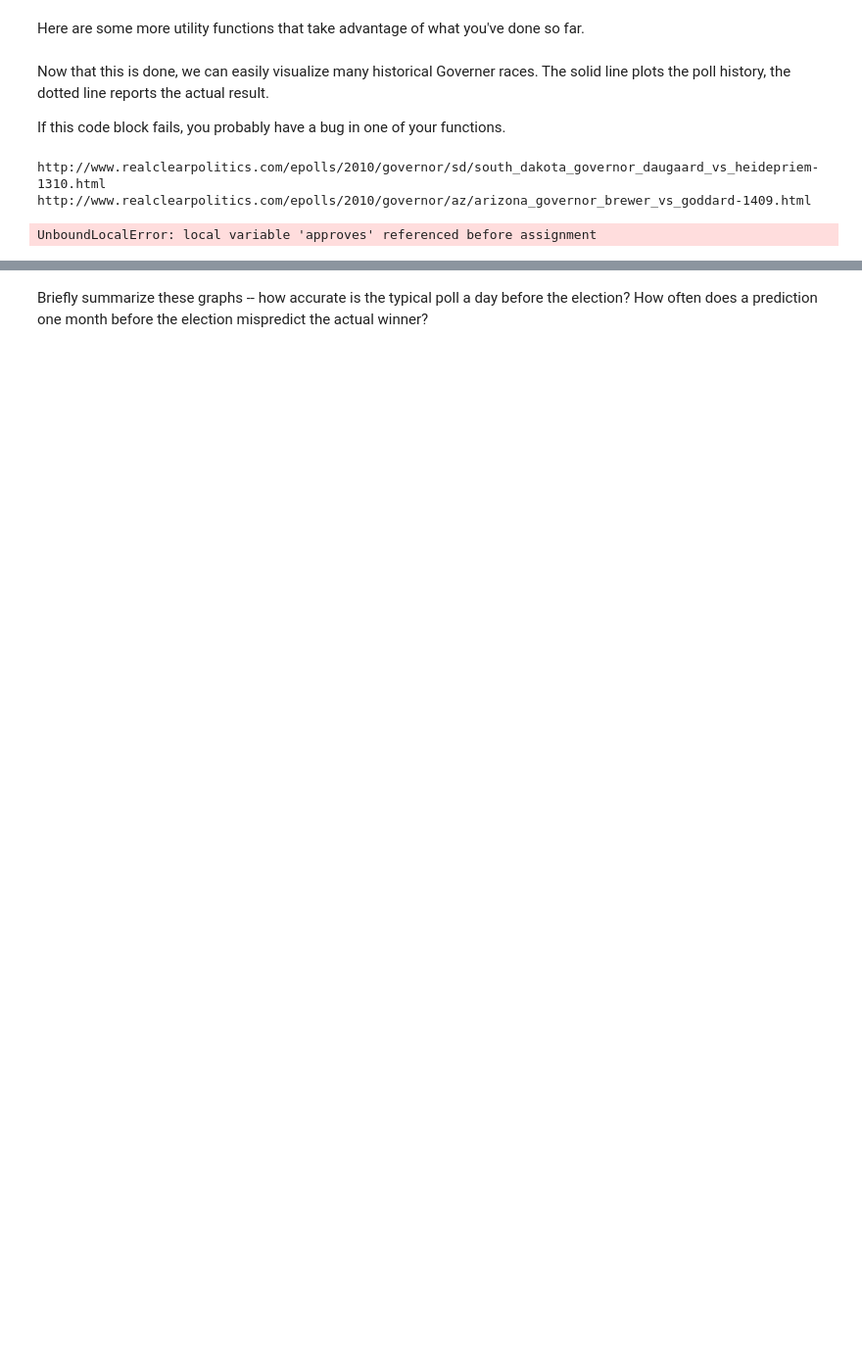
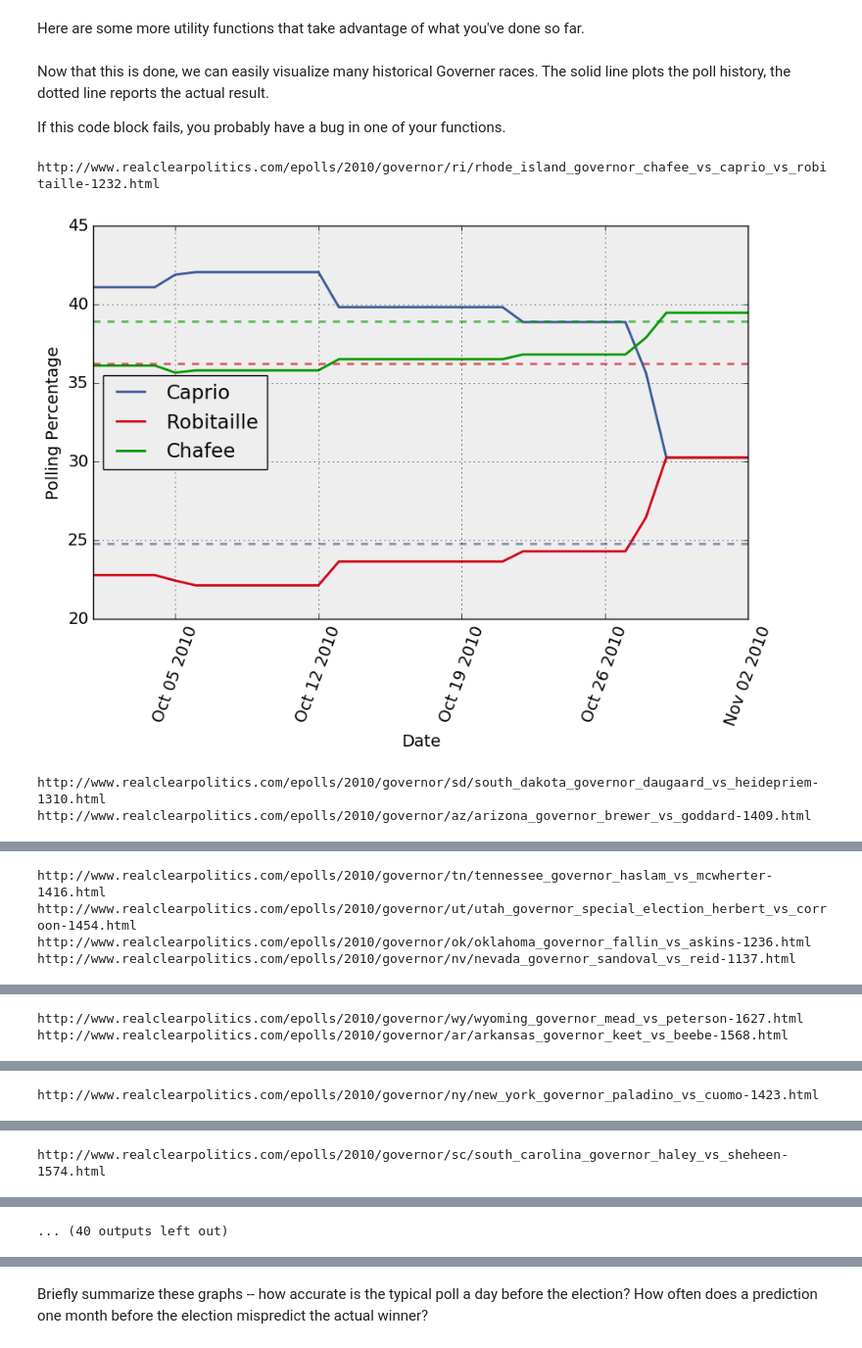
Before and after one commit to epequeno/cs109, a Jupyter notebook: HW1.ipynb, the cells around one changed output, grey strips where cells are left out. Shown at 98% size. Saved outputs shown, nothing was run; the diff lists cells and outputs as text; code cells hidden in the pictures; blank space fills up the shorter version.

```diff
--- a/HW1.ipynb
+++ b/HW1.ipynb
@@ -466,13 +471,26 @@ You can do this by selection `view->developer->view source` in Chrome, or `Tools
 def race_result(url):
     res = requests.get(url)
     doc = web.BeautifulSoup.BeautifulSoup(res.content)
-    candidates = [str(x.contents[0].split()[0]) for x in doc.findAll('th')[3:5]]
-    final_results = [float(x.contents[0]) for x in doc.find('tr', {'class': 'final'}).findAll('td')[3:5]]
-    normalized_results = [(i/sum(final_results))*100 for i in final_results]
+    candidates = [str(x.contents[0]).split()[0] for x in doc.findAll('th') if len(x.attrs) == 0 and u'Sample' not in x.contents]
 
-    return {candidates[0]: normalized_results[0],
-            candidates[1]: normalized_results[1]}
+    if candidates.count(candidates[0]) != 1:
+        # in some cases the names from the findAll are repeated, only take half the results
+        candidates = candidates[:len(candidates)/2]
+
+    final_results = [x.contents[0] for x in doc.find('tr', {'class': 'final'}).findAll('td')]
+    converted_results = list()
+    for r in final_results:
+        try:
+            converted_results.append(float(r))
+        except:
+            pass
+    normalized_results = [(i/sum(converted_results))*100 for i in converted_results]
+
+    return dict(zip(candidates, normalized_results))
 # %%
 url = 'http://www.realclearpolitics.com/epolls/2010/governor/ca/california_governor_whitman_vs_brown-1113.html'
-race_result(url)
+for url in find_governor_races(data.content):
+    print url.split('/')[-1]
+    print(race_result(url))
+    print
 # %% [output]
@@ -513,13 +547,12 @@ If this code block fails, you probably have a bug in one of your functions.
 # %%
 page = requests.get('http://www.realclearpolitics.com/epolls/2010/governor/2010_elections_governor_map.html').text.encode('ascii', 'ignore')
 
 for race in find_governor_races(page):
-    if race.count('vs') > 1:
-        continue
     print race
     plot_race(race)
     plt.show()
 # %% [output]
-http://www.realclearpolitics.com/epolls/2010/governor/sd/south_dakota_governor_daugaard_vs_heidepriem-1310.html
-http://www.realclearpolitics.com/epolls/2010/governor/az/arizona_governor_brewer_vs_goddard-1409.html
+http://www.realclearpolitics.com/epolls/2010/governor/ri/rhode_island_governor_chafee_vs_caprio_vs_robitaille-1232.html
+[figure, added]
-UnboundLocalError: local variable 'approves' referenced before assignment
+http://www.realclearpolitics.com/epolls/2010/governor/sd/south_dakota_governor_daugaard_vs_heidepriem-1310.html
+http://www.realclearpolitics.com/epolls/2010/governor/az/arizona_governor_brewer_vs_goddard-1409.html
@@ -525,0 +560,4 @@ UnboundLocalError: local variable 'approves' referenced before assignment
+http://www.realclearpolitics.com/epolls/2010/governor/tn/tennessee_governor_haslam_vs_mcwherter-1416.html
+http://www.realclearpolitics.com/epolls/2010/governor/ut/utah_governor_special_election_herbert_vs_corroon-1454.html
+http://www.realclearpolitics.com/epolls/2010/governor/ok/oklahoma_governor_fallin_vs_askins-1236.html
+http://www.realclearpolitics.com/epolls/2010/governor/nv/nevada_governor_sandoval_vs_reid-1137.html
@@ -525,0 +565,2 @@ UnboundLocalError: local variable 'approves' referenced before assignment
+http://www.realclearpolitics.com/epolls/2010/governor/wy/wyoming_governor_mead_vs_peterson-1627.html
+http://www.realclearpolitics.com/epolls/2010/governor/ar/arkansas_governor_keet_vs_beebe-1568.html
@@ -525,0 +568 @@ UnboundLocalError: local variable 'approves' referenced before assignment
+http://www.realclearpolitics.com/epolls/2010/governor/ny/new_york_governor_paladino_vs_cuomo-1423.html
@@ -525,0 +570 @@ UnboundLocalError: local variable 'approves' referenced before assignment
+http://www.realclearpolitics.com/epolls/2010/governor/sc/south_carolina_governor_haley_vs_sheheen-1574.html
@@ -525,0 +572 @@ UnboundLocalError: local variable 'approves' referenced before assignment
+... (40 outputs left out)
```
Also changed, not shown: parts of 20 cells of this notebook.
